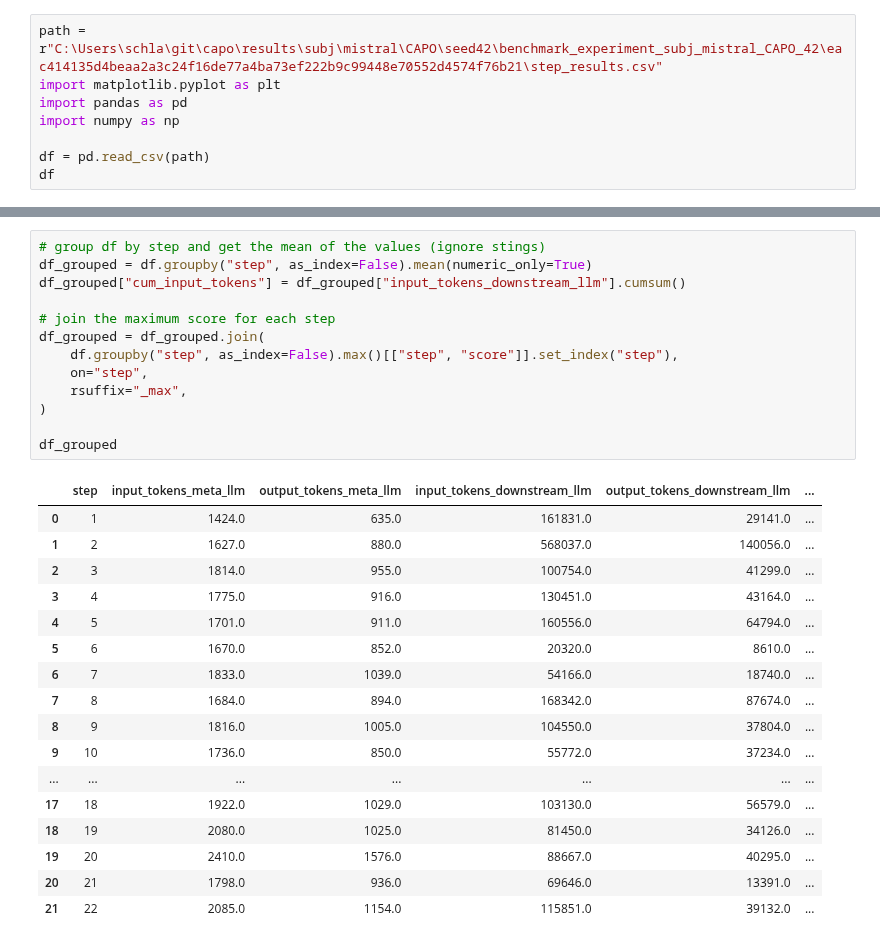
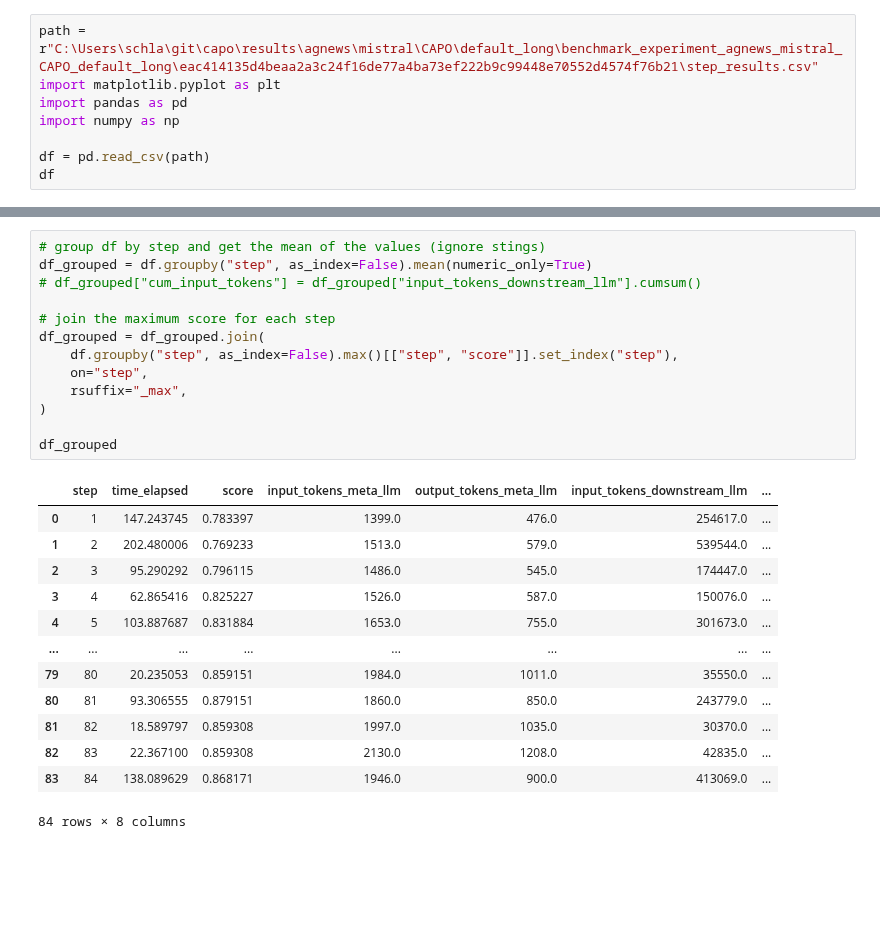
Before and after one commit to finitearth/capo, a Jupyter notebook: notebooks/results_analysis.ipynb, the cells around one changed output, grey strips where cells are left out. Drawn from its saved outputs; the diff is of its cells as text; blank space fills up the shorter version.

```diff
--- a/notebooks/results_analysis.ipynb
+++ b/notebooks/results_analysis.ipynb
@@ -1,5 +1,5 @@
 # %%
-path = r"C:\Users\schla\git\capo\results\subj\mistral\CAPO\seed42\benchmark_experiment_subj_mistral_CAPO_42\eac414135d4beaa2a3c24f16de77a4ba73ef222b9c99448e70552d4574f76b21\step_results.csv"
+path = r"C:\Users\schla\git\capo\results\agnews\mistral\CAPO\default_long\benchmark_experiment_agnews_mistral_CAPO_default_long\eac414135d4beaa2a3c24f16de77a4ba73ef222b9c99448e70552d4574f76b21\step_results.csv"
 import matplotlib.pyplot as plt
 import pandas as pd
 import numpy as np
@@ -37,32 +23,28 @@ df[df["step"] == 1]
 # %%
 # group df by step and get the mean of the values (ignore stings)
 df_grouped = df.groupby("step", as_index=False).mean(numeric_only=True)
-df_grouped["cum_input_tokens"] = df_grouped["input_tokens_downstream_llm"].cumsum()
+# df_grouped["cum_input_tokens"] = df_grouped["input_tokens_downstream_llm"].cumsum()
 
 # join the maximum score for each step
 df_grouped = df_grouped.join(
     df.groupby("step", as_index=False).max()[["step", "score"]].set_index("step"),
     on="step",
     rsuffix="_max",
 )
 
 df_grouped
 # %% [output]
-|  | step | input_tokens_meta_llm | output_tokens_meta_llm | input_tokens_downstream_llm | output_tokens_downstream_llm | ... |
-| 0 | 1 | 1424.0 | 635.0 | 161831.0 | 29141.0 | ... |
-| 1 | 2 | 1627.0 | 880.0 | 568037.0 | 140056.0 | ... |
-| 2 | 3 | 1814.0 | 955.0 | 100754.0 | 41299.0 | ... |
-| 3 | 4 | 1775.0 | 916.0 | 130451.0 | 43164.0 | ... |
-| 4 | 5 | 1701.0 | 911.0 | 160556.0 | 64794.0 | ... |
-| 5 | 6 | 1670.0 | 852.0 | 20320.0 | 8610.0 | ... |
-| 6 | 7 | 1833.0 | 1039.0 | 54166.0 | 18740.0 | ... |
-| 7 | 8 | 1684.0 | 894.0 | 168342.0 | 87674.0 | ... |
-| 8 | 9 | 1816.0 | 1005.0 | 104550.0 | 37804.0 | ... |
-| 9 | 10 | 1736.0 | 850.0 | 55772.0 | 37234.0 | ... |
-| ... | ... | ... | ... | ... | ... | ... |
-| 17 | 18 | 1922.0 | 1029.0 | 103130.0 | 56579.0 | ... |
-| 18 | 19 | 2080.0 | 1025.0 | 81450.0 | 34126.0 | ... |
-| 19 | 20 | 2410.0 | 1576.0 | 88667.0 | 40295.0 | ... |
-| 20 | 21 | 1798.0 | 936.0 | 69646.0 | 13391.0 | ... |
-| 21 | 22 | 2085.0 | 1154.0 | 115851.0 | 39132.0 | ... |
+|  | step | time_elapsed | score | input_tokens_meta_llm | output_tokens_meta_llm | input_tokens_downstream_llm | ... |
+| 0 | 1 | 147.243745 | 0.783397 | 1399.0 | 476.0 | 254617.0 | ... |
+| 1 | 2 | 202.480006 | 0.769233 | 1513.0 | 579.0 | 539544.0 | ... |
+| 2 | 3 | 95.290292 | 0.796115 | 1486.0 | 545.0 | 174447.0 | ... |
+| 3 | 4 | 62.865416 | 0.825227 | 1526.0 | 587.0 | 150076.0 | ... |
+| 4 | 5 | 103.887687 | 0.831884 | 1653.0 | 755.0 | 301673.0 | ... |
+| ... | ... | ... | ... | ... | ... | ... | ... |
+| 79 | 80 | 20.235053 | 0.859151 | 1984.0 | 1011.0 | 35550.0 | ... |
+| 80 | 81 | 93.306555 | 0.879151 | 1860.0 | 850.0 | 243779.0 | ... |
+| 81 | 82 | 18.589797 | 0.859308 | 1997.0 | 1035.0 | 30370.0 | ... |
+| 82 | 83 | 22.367100 | 0.859308 | 2130.0 | 1208.0 | 42835.0 | ... |
+| 83 | 84 | 138.089629 | 0.868171 | 1946.0 | 900.0 | 413069.0 | ... |
+84 rows × 8 columns
 # %%
```
Also changed, not shown: parts of 14 cells of this notebook, 1 other file.
